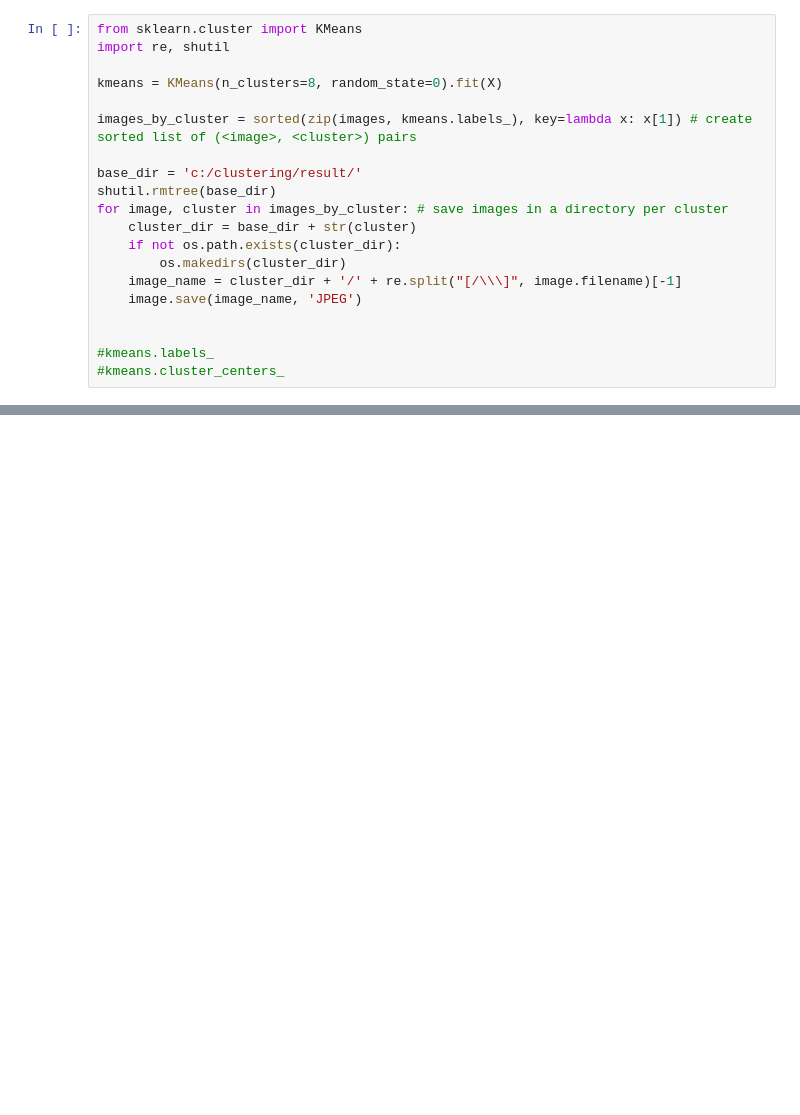
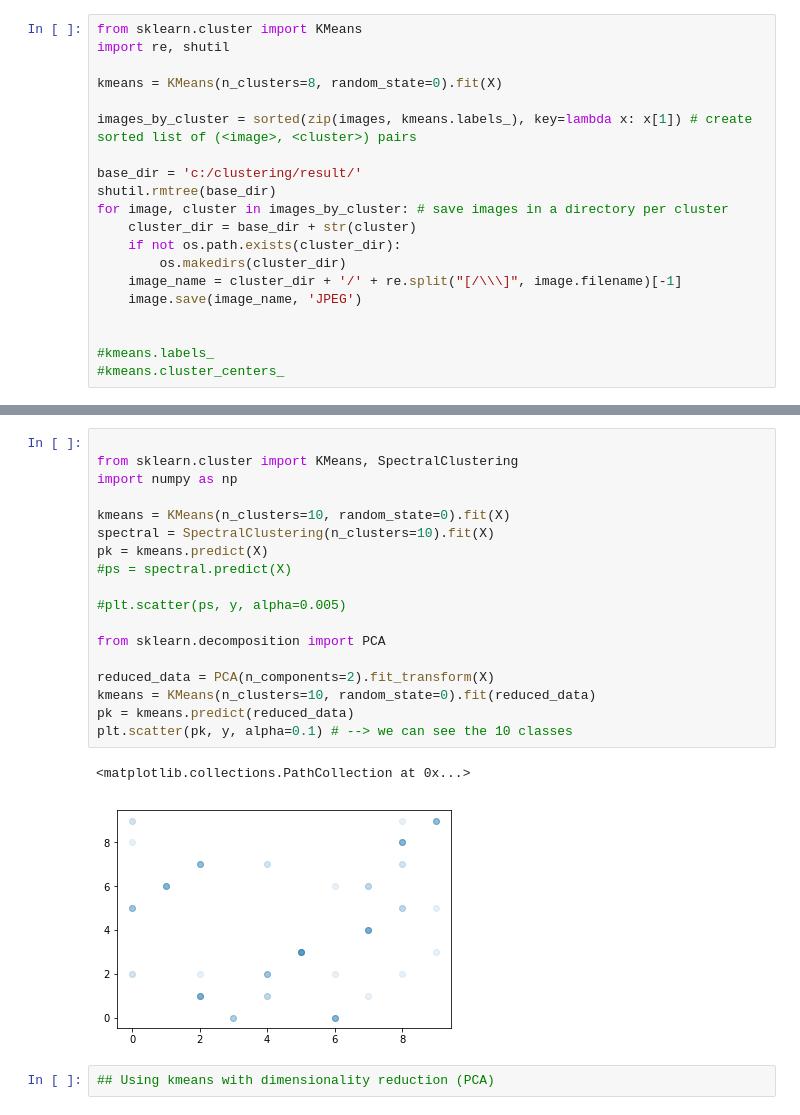
Before and after one commit to patricsteiner/image_clustering, a Jupyter notebook: intelligent_image_clustering.ipynb, the cells around one changed output, grey strips where cells are left out. Cells and saved outputs as stored; diff of their text form; blank space fills up the shorter version.

```diff
--- a/intelligent_image_clustering.ipynb
+++ b/intelligent_image_clustering.ipynb
@@ -269,0 +290,23 @@ for image, cluster in images_by_cluster: # save images in a directory per cluste
+# %%
+
+from sklearn.cluster import KMeans, SpectralClustering
+import numpy as np
+
+kmeans = KMeans(n_clusters=10, random_state=0).fit(X)
+spectral = SpectralClustering(n_clusters=10).fit(X)
+pk = kmeans.predict(X)
+#ps = spectral.predict(X)
+
+#plt.scatter(ps, y, alpha=0.005)
+
+from sklearn.decomposition import PCA
+
+reduced_data = PCA(n_components=2).fit_transform(X)
+kmeans = KMeans(n_clusters=10, random_state=0).fit(reduced_data)
+pk = kmeans.predict(reduced_data)
+plt.scatter(pk, y, alpha=0.1) # --> we can see the 10 classes
+# %% [output]
+<matplotlib.collections.PathCollection at 0x...>
+[figure, added]
+# %%
+## Using kmeans with dimensionality reduction (PCA)
```
Also changed, not shown: parts of 4 cells of this notebook.
